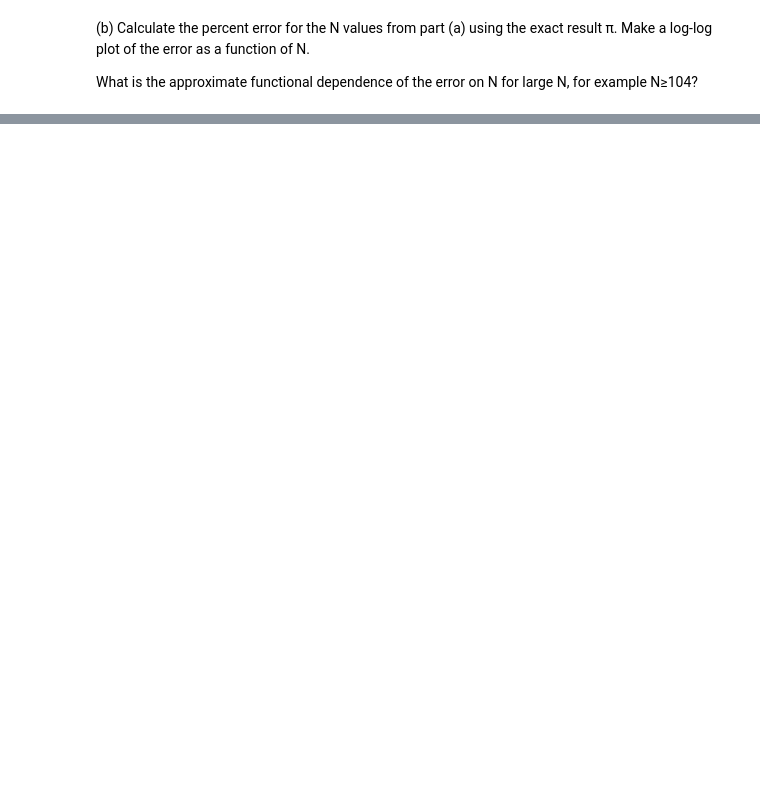
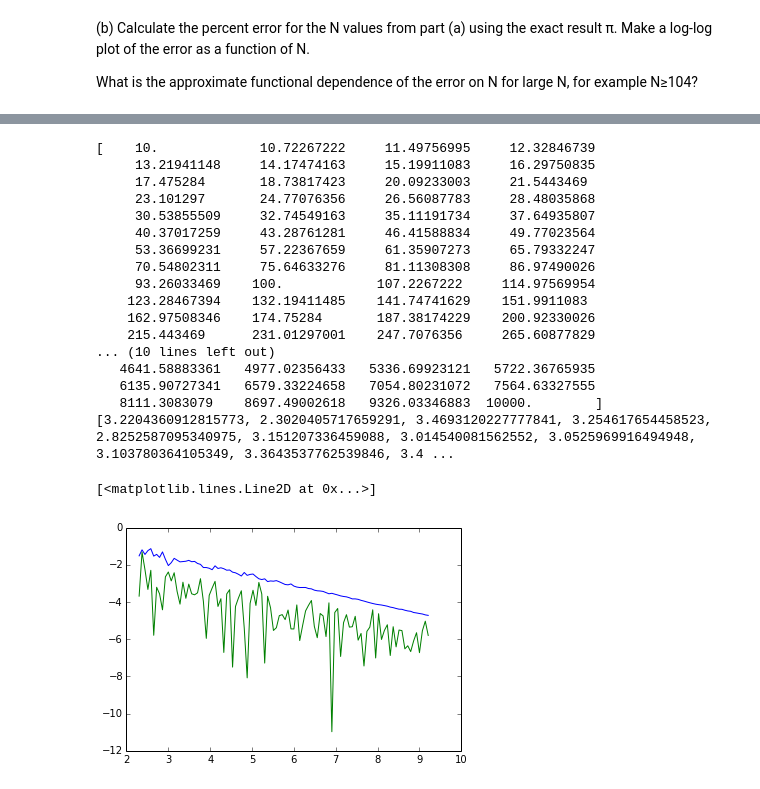
Before and after one commit to znlevine/PHYS202-S14, a Jupyter notebook: SciPy/MCIntegrationExercises.ipynb, the cells around one changed output, grey strips where cells are left out. Saved outputs shown, nothing was run; the diff lists cells and outputs as text; code cells hidden in the pictures; blank space fills up the shorter version.

```diff
--- a/SciPy/MCIntegrationExercises.ipynb
+++ b/SciPy/MCIntegrationExercises.ipynb
@@ -146,0 +185,43 @@ What is the approximate functional dependence of the error on N for large N, for
+# %%
+xmin=0
+xmax=1
+moreanswers=[]
+moreuncertain=[]
+moreerror=[]
+i = np.logspace(1,4,num=100)
+f=lambda x: 4*sqrt(1-x**2)
+for N in i:
+    samples_x=xmin+(xmax-xmin)*np.random.random_sample(N);
+
+    approx=f(samples_x)
+    I=approx.mean()*(xmax-xmin)
+    moreanswers.append(I)
+    Iunc=(xmax-xmin)*np.sqrt(((approx**2).mean()-(approx.mean())**2)/N)
+    moreuncertain.append(Iunc)
+    Ierr=np.abs(np.pi-I)/np.pi
+    moreerror.append(Ierr)
+print i
+print moreanswers
+
+plt.plot(np.log(i),np.log(moreuncertain))
+plt.plot(np.log(i),np.log(moreerror))
+# %% [output]
+[    10.             10.72267222     11.49756995     12.32846739
+     13.21941148     14.17474163     15.19911083     16.29750835
+     17.475284       18.73817423     20.09233003     21.5443469
+     23.101297       24.77076356     26.56087783     28.48035868
+     30.53855509     32.74549163     35.11191734     37.64935807
+     40.37017259     43.28761281     46.41588834     49.77023564
+     53.36699231     57.22367659     61.35907273     65.79332247
+     70.54802311     75.64633276     81.11308308     86.97490026
+     93.26033469    100.            107.2267222     114.97569954
+    123.28467394    132.19411485    141.74741629    151.9911083
+    162.97508346    174.75284       187.38174229    200.92330026
+    215.443469      231.01297001    247.7076356     265.60877829
+... (10 lines left out)
+   4641.58883361   4977.02356433   5336.69923121   5722.36765935
+   6135.90727341   6579.33224658   7054.80231072   7564.63327555
+   8111.3083079    8697.49002618   9326.03346883  10000.        ]
+[3.2204360912815773, 2.3020405717659291, 3.4693120227777841, 3.254617654458523, 2.8252587095340975, 3.151207336459088, 3.014540081562552, 3.0525969916494948, 3.103780364105349, 3.3643537762539846, 3.4 ...
+[<matplotlib.lines.Line2D at 0x...>]
+[figure, added]
```
Also changed, not shown: parts of 7 cells of this notebook, 3 other files.
